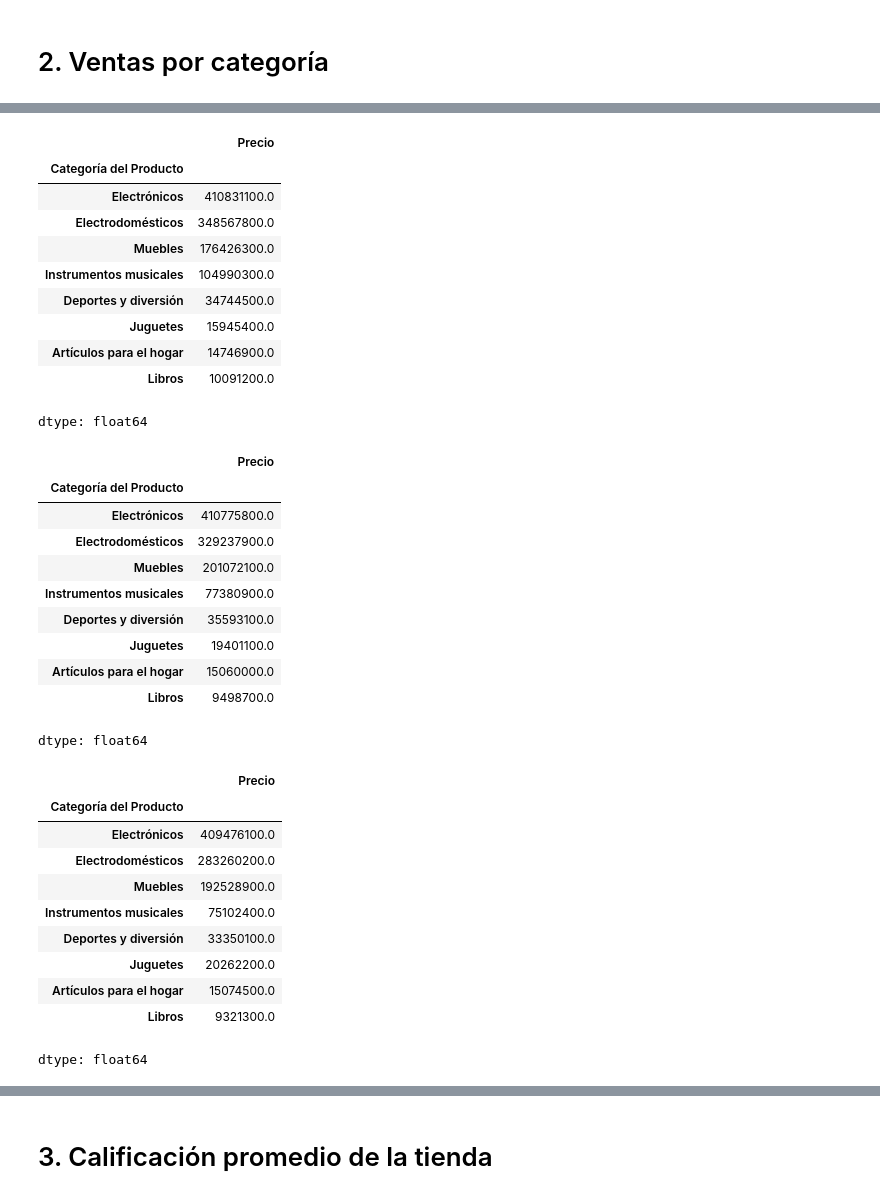
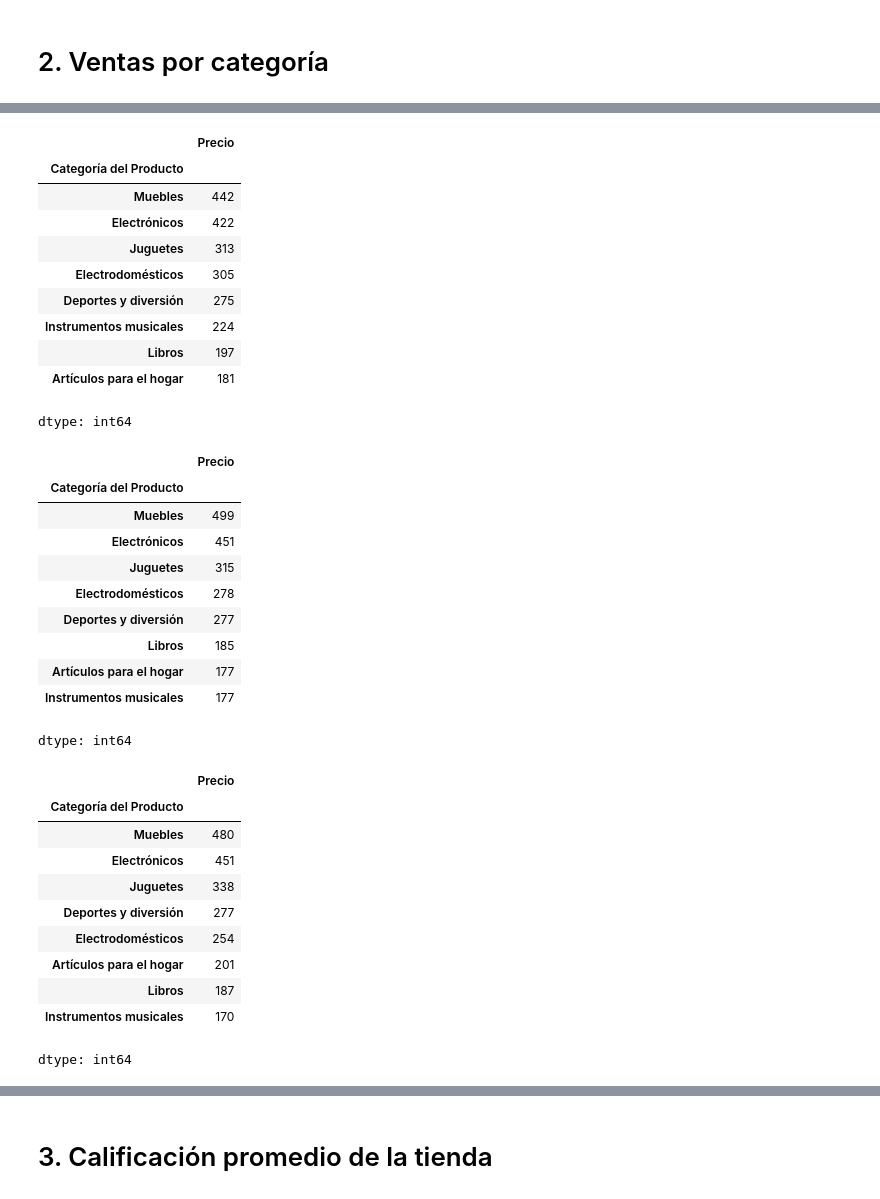
Before and after one commit to chris-zapata/alura_store, a Jupyter notebook: AluraStoreLatam.ipynb, the cells around one changed output, grey strips where cells are left out. Saved outputs shown, nothing was run; the diff lists cells and outputs as text; code cells hidden in the pictures.

```diff
--- a/AluraStoreLatam.ipynb
+++ b/AluraStoreLatam.ipynb
@@ -152,42 +178,42 @@ dtype: float64
 # %%
-tienda2.groupby('Categoría del Producto').Precio.sum().sort_values(ascending=False)
+tienda2.groupby('Categoría del Producto').Precio.count().sort_values(ascending=False)
 # %% [output]
 |  | Precio |
 | Categoría del Producto |  |
-| Electrónicos | 410831100.0 |
-| Electrodomésticos | 348567800.0 |
-| Muebles | 176426300.0 |
-| Instrumentos musicales | 104990300.0 |
-| Deportes y diversión | 34744500.0 |
-| Juguetes | 15945400.0 |
-| Artículos para el hogar | 14746900.0 |
-| Libros | 10091200.0 |
+| Muebles | 442 |
+| Electrónicos | 422 |
+| Juguetes | 313 |
+| Electrodomésticos | 305 |
+| Deportes y diversión | 275 |
+| Instrumentos musicales | 224 |
+| Libros | 197 |
+| Artículos para el hogar | 181 |
-dtype: float64
+dtype: int64
 # %%
-tienda3.groupby('Categoría del Producto').Precio.sum().sort_values(ascending=False)
+tienda3.groupby('Categoría del Producto').Precio.count().sort_values(ascending=False)
 # %% [output]
 |  | Precio |
 | Categoría del Producto |  |
-| Electrónicos | 410775800.0 |
-| Electrodomésticos | 329237900.0 |
-| Muebles | 201072100.0 |
-| Instrumentos musicales | 77380900.0 |
-| Deportes y diversión | 35593100.0 |
-| Juguetes | 19401100.0 |
-| Artículos para el hogar | 15060000.0 |
-| Libros | 9498700.0 |
+| Muebles | 499 |
+| Electrónicos | 451 |
+| Juguetes | 315 |
+| Electrodomésticos | 278 |
+| Deportes y diversión | 277 |
+| Libros | 185 |
+| Artículos para el hogar | 177 |
+| Instrumentos musicales | 177 |
-dtype: float64
+dtype: int64
 # %%
-tienda4.groupby('Categoría del Producto').Precio.sum().sort_values(ascending=False)
+tienda4.groupby('Categoría del Producto').Precio.count().sort_values(ascending=False)
 # %% [output]
 |  | Precio |
 | Categoría del Producto |  |
-| Electrónicos | 409476100.0 |
-| Electrodomésticos | 283260200.0 |
-| Muebles | 192528900.0 |
-| Instrumentos musicales | 75102400.0 |
-| Deportes y diversión | 33350100.0 |
-| Juguetes | 20262200.0 |
-| Artículos para el hogar | 15074500.0 |
-| Libros | 9321300.0 |
+| Muebles | 480 |
+| Electrónicos | 451 |
+| Juguetes | 338 |
+| Deportes y diversión | 277 |
+| Electrodomésticos | 254 |
+| Artículos para el hogar | 201 |
+| Libros | 187 |
+| Instrumentos musicales | 170 |
-dtype: float64
+dtype: int64
```
Also changed, not shown: parts of 37 cells of this notebook.
